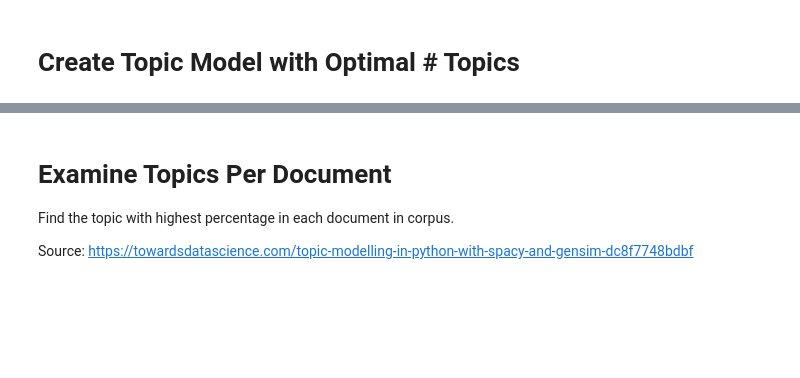
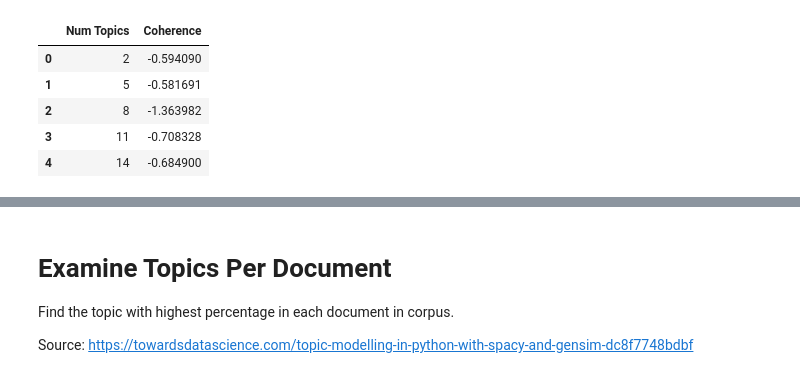
Before and after one commit to SF-Nexus/Extracted-Features, a Jupyter notebook: Local Topic Modeling.ipynb, the cells around one changed output, grey strips where cells are left out. Drawn from its saved outputs; the diff is of its cells as text; code cells hidden in the pictures; blank space fills up the shorter version.

```diff
--- a/Local Topic Modeling.ipynb
+++ b/Local Topic Modeling.ipynb
@@ -148,8 +264,14 @@ plt.show()
 # %%
 #Get coherence score for each num topics sorted from highest to lowest
 #Highest value will be optimal number of topics
 Data = {'Num Topics': optimal.get_xdata(), 'Coherence': optimal.get_ydata()}
 df_optimal = pd.DataFrame(Data)
 df_optimal.sort_values(by='Coherence', ascending=False)
+df_optimal.head()
+# %% [output]
+|  | Num Topics | Coherence |
+| 0 | 2 | -0.594090 |
+| 1 | 5 | -0.581691 |
+| 2 | 8 | -1.363982 |
+| 3 | 11 | -0.708328 |
+| 4 | 14 | -0.684900 |
-# %% [markdown]
-# Create Topic Model with Optimal # Topics
```
Also changed, not shown: parts of 36 cells of this notebook.
